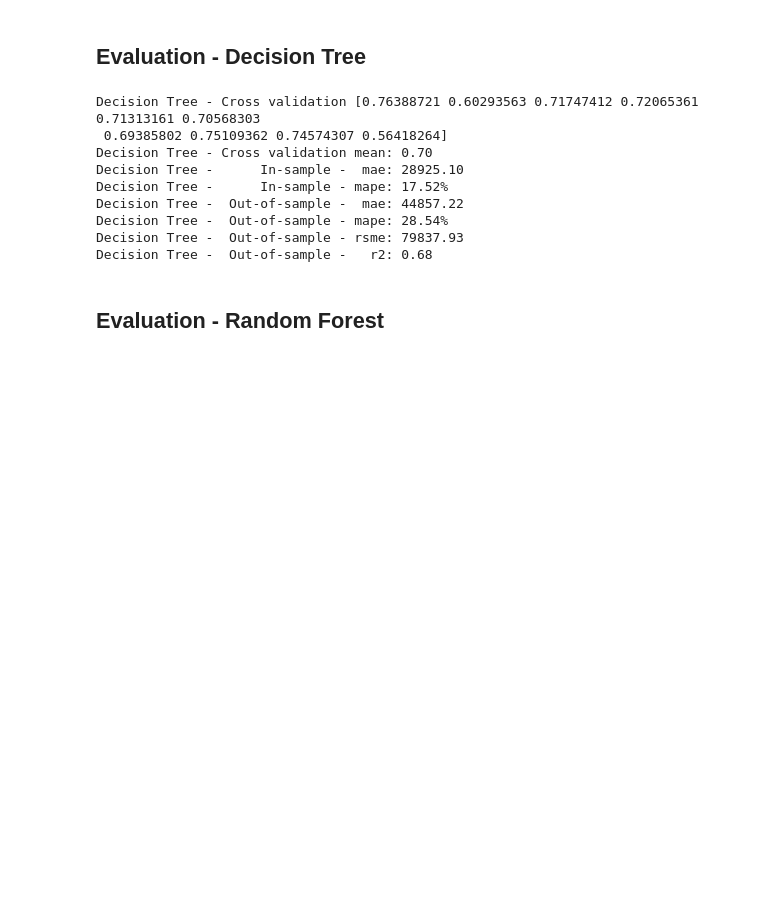
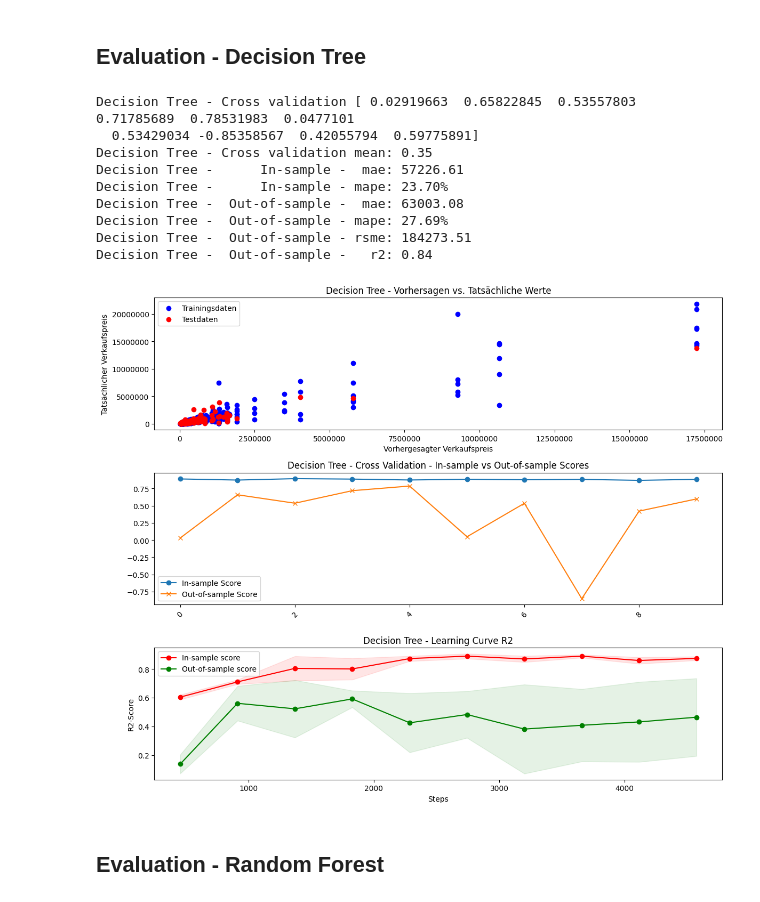
Before and after one commit to mixd304/dbuas-modul_13-applied-ds-2-ml-and-reporting-studienarbeit-darius-mix, a Jupyter notebook: notebooks/main.ipynb, the cells around one changed output. Cells and saved outputs as stored; diff of their text form; code cells hidden in the pictures; blank space fills up the shorter version.

```diff
--- a/notebooks/main.ipynb
+++ b/notebooks/main.ipynb
@@ -38,7 +37,7 @@ def evaluate_model(model_name, ct, pipe, train_data, test_data, X, y):
     out_of_sample_rsme = np.sqrt(mean_squared_error(y_true=test_data[y], y_pred=pipe.predict(test_data[X])))
     out_of_sample_r2 = pipe.score(X=test_data[X], y=test_data[y])
 
-    return pd.DataFrame({
+    data = pd.DataFrame({
         'model': [model_name],
         'cv_mean': [cv.mean()],
         'in_sample_mae': [in_sample_mae],
@@ -49,16 +48,18 @@ def evaluate_model(model_name, ct, pipe, train_data, test_data, X, y):
         'out_of_sample_r2': [out_of_sample_r2],
         'cv': [cv]
     })
+    data = data.set_index('model')
+    return data
 
 def print_evaluation(metrics):
-    print(f'{metrics["model"].iloc[0]} - Cross validation {metrics["cv"].iloc[0]}')
-    print(f'{metrics["model"].iloc[0]} - Cross validation mean: {metrics["cv_mean"].iloc[0]:.2f}')
-    print(f'{metrics["model"].iloc[0]} -      In-sample -  mae: {metrics["in_sample_mae"].iloc[0]:.2f}')
-    print(f'{metrics["model"].iloc[0]} -      In-sample - mape: {metrics["in_sample_mape"].iloc[0]:.2f}%')
-    print(f'{metrics["model"].iloc[0]} -  Out-of-sample -  mae: {metrics["out_of_sample_mae"].iloc[0]:.2f}')
-    print(f'{metrics["model"].iloc[0]} -  Out-of-sample - mape: {metrics["out_of_sample_mape"].iloc[0]:.2f}%')
-    print(f'{metrics["model"].iloc[0]} -  Out-of-sample - rsme: {metrics["out_of_sample_rsme"].iloc[0]:.2f}')
-    print(f'{metrics["model"].iloc[0]} -  Out-of-sample -   r2: {metrics["out_of_sample_r2"].iloc[0]:.2f}')
+    print(f'{metrics.index[0]} - Cross validation {metrics["cv"].iloc[0]}')
+    print(f'{metrics.index[0]} - Cross validation mean: {metrics["cv_mean"].iloc[0]:.2f}')
+    print(f'{metrics.index[0]} -      In-sample -  mae: {metrics["in_sample_mae"].iloc[0]:.2f}')
+    print(f'{metrics.index[0]} -      In-sample - mape: {metrics["in_sample_mape"].iloc[0]:.2f}%')
+    print(f'{metrics.index[0]} -  Out-of-sample -  mae: {metrics["out_of_sample_mae"].iloc[0]:.2f}')
+    print(f'{metrics.index[0]} -  Out-of-sample - mape: {metrics["out_of_sample_mape"].iloc[0]:.2f}%')
+    print(f'{metrics.index[0]} -  Out-of-sample - rsme: {metrics["out_of_sample_rsme"].iloc[0]:.2f}')
+    print(f'{metrics.index[0]} -  Out-of-sample -   r2: {metrics["out_of_sample_r2"].iloc[0]:.2f}')
 
 def plot_evaluation(name, ct, pipe, train_data, test_data, X, y):
     train_predictions = pipe.predict(train_data[X])
@@ -250,26 +331,27 @@ params_knn = {'algorithm': 'ball_tree', 'n_neighbors': 9, 'weights': 'distance'}
 # %%
 model_name = 'Decision Tree'
 
 pipe_dt = Pipeline(steps=[
         ('preprocessor', prep),
-        (model_name, DecisionTreeRegressor(**params_dt))
+        (model_name, DecisionTreeRegressor(**best_params[model_name]))
     ])
 
 pipe_dt.fit(train_data[X], train_data[y].values.ravel())
 
 metrics_dt = evaluate_model(model_name, prep, pipe_dt, train_data, test_data, X, y)
 print_evaluation( metrics_dt)
-#plot_evaluation(model_name, prep, pipe_dt, train_data, test_data, X, y)
+plot_evaluation(model_name, prep, pipe_dt, train_data, test_data, X, y)
 # %% [output]
-Decision Tree - Cross validation [0.76388721 0.60293563 0.71747412 0.72065361 0.71313161 0.70568303
- 0.69385802 0.75109362 0.74574307 0.56418264]
-Decision Tree - Cross validation mean: 0.70
-Decision Tree -      In-sample -  mae: 28925.10
-Decision Tree -      In-sample - mape: 17.52%
-Decision Tree -  Out-of-sample -  mae: 44857.22
-Decision Tree -  Out-of-sample - mape: 28.54%
-Decision Tree -  Out-of-sample - rsme: 79837.93
-Decision Tree -  Out-of-sample -   r2: 0.68
+Decision Tree - Cross validation [ 0.02919663  0.65822845  0.53557803  0.71785689  0.78531983  0.0477101
+  0.53429034 -0.85358567  0.42055794  0.59775891]
+Decision Tree - Cross validation mean: 0.35
+Decision Tree -      In-sample -  mae: 57226.61
+Decision Tree -      In-sample - mape: 23.70%
+Decision Tree -  Out-of-sample -  mae: 63003.08
+Decision Tree -  Out-of-sample - mape: 27.69%
+Decision Tree -  Out-of-sample - rsme: 184273.51
+Decision Tree -  Out-of-sample -   r2: 0.84
+[figure, added]
 # %% [markdown]
 ## Evaluation - Random Forest
 # %%
```
Also changed, not shown: parts of 25 cells of this notebook, 1 other file.
